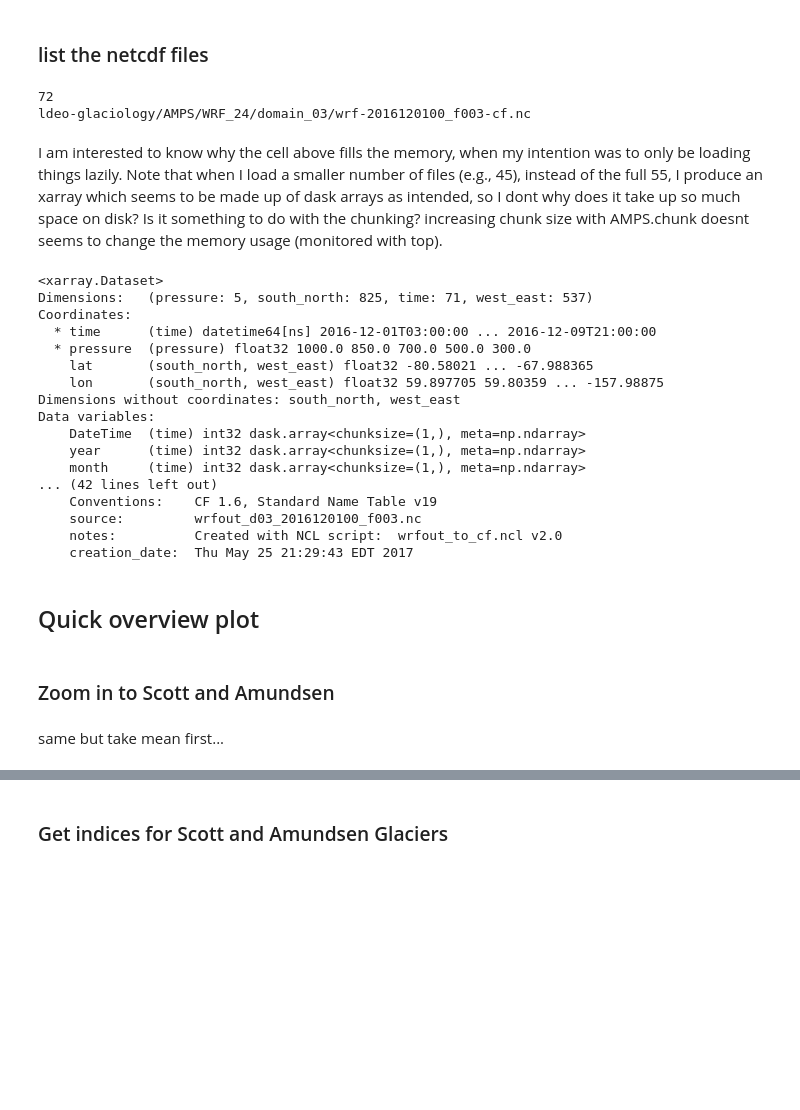
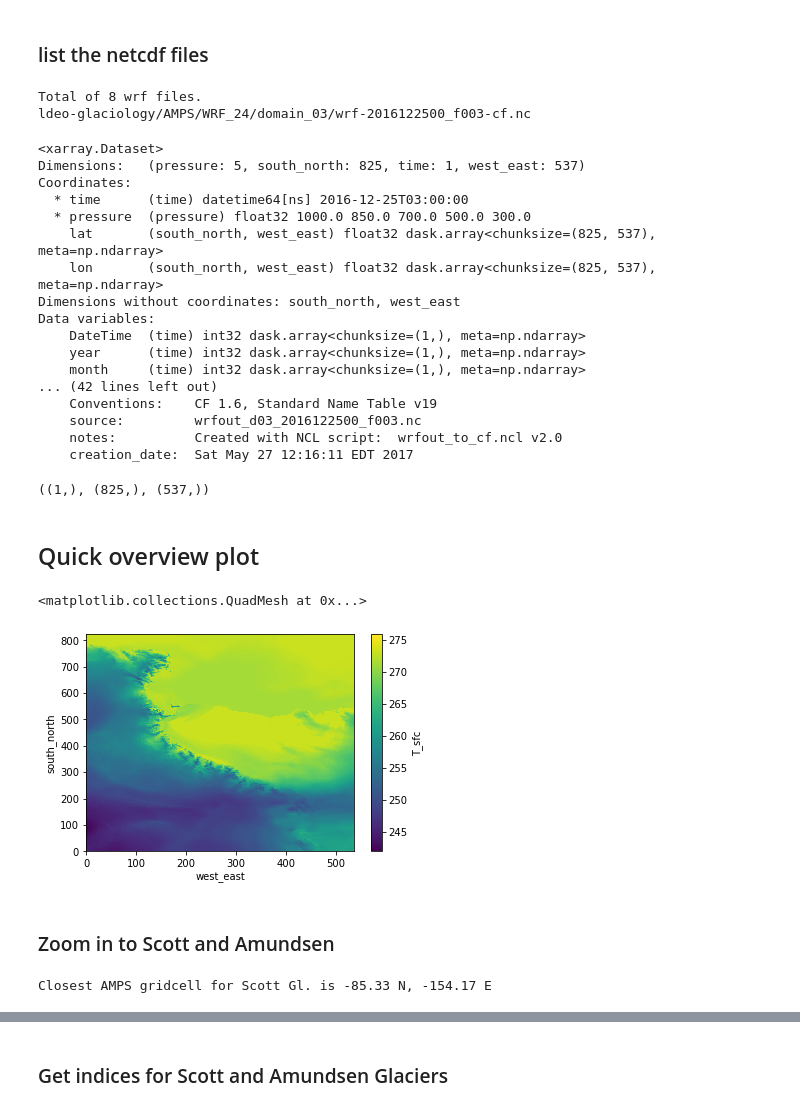
Before and after one commit to ldeo-glaciology/pangeo-AMPS, a Jupyter notebook: test_plot_AMPS_scottglacier_winds.ipynb, the cells around one changed output, grey strips where cells are left out. Drawn from its saved outputs; the diff is of its cells as text; code cells hidden in the pictures; blank space fills up the shorter version.

Commit message:
BUG: progress made toward lazyload of Dask arrays, writing to zarr, and added partially working maps and time series plots for Scott/Amundsen region

```diff
--- a/test_plot_AMPS_scottglacier_winds.ipynb
+++ b/test_plot_AMPS_scottglacier_winds.ipynb
@@ -9,37 +15,38 @@ xr.set_options(display_style="html");
+# %%
+pattern = 'gs://ldeo-glaciology/AMPS/WRF_24/domain_03/wrf-20161225*'
 # %% [markdown]
 ### list the netcdf files
 # %%
 fs = gcsfs.GCSFileSystem(project='ldeo-glaciology', mode='ab', cache_timeout = 0)
-NCs = fs.glob('gs://ldeo-glaciology/AMPS/WRF_24/domain_03/wrf-20161225*')
+NCs = fs.glob(pattern)
 print(f"Total of {len(NCs)} wrf files.")
 print(NCs[0])
 # %% [output]
-72
-ldeo-glaciology/AMPS/WRF_24/domain_03/wrf-2016120100_f003-cf.nc
+Total of 8 wrf files.
+ldeo-glaciology/AMPS/WRF_24/domain_03/wrf-2016122500_f003-cf.nc
 # %%
 ## load the first file to inialize the xarray
+
 url = 'gs://' + NCs[0]
 with  fsspec.open(url, mode='rb')  as openfile:
-    ds = xr.open_dataset(openfile, chunks={})  # these chunk sizes produce chunks of reasonable data volumes and which stretch through all time
+    ds = xr.open_dataset(openfile, chunks={'time': 1})  # these chunk sizes produce chunks of reasonable data volumes and which stretch through all time
 
-## load the other files, each time concaternating them onto an xarray (AMPS) that grows in the time dimension each iteration.
-for i in tqdm(range(1, len(NCs)-1)):
-    url = 'gs://' + NCs[i]
-    with  fsspec.open(url, mode='rb')  as openfile:
-        temp = xr.open_dataset(openfile, chunks={})  # these chunk sizes produce chunks of reasonable data volumes and which stretch through all time
-    ds = xr.concat([AMPS,temp],'time')
+# ## load the other files, each time concaternating them onto an xarray (AMPS) that grows in the time dimension each iteration.
+# for i in tqdm(range(1, len(NCs)-1)):
+#     url = 'gs://' + NCs[i]
+#     with  fsspec.open(url, mode='rb')  as openfile:
+#         temp = xr.open_dataset(openfile, chunks={'time': 1})  # these chunk sizes produce chunks of reasonable data volumes and which stretch through all time
+#     ds = xr.concat([ds,temp],'time')
-# %% [markdown]
-I am interested to know why the cell above fills the memory, when my intention was to only be loading things lazily. Note that when I load a smaller number of files (e.g., 45), instead of the full 55, I produce an xarray which seems to be made up of dask arrays as intended, so I dont why does it take up so much space on disk? Is it something to do with the chunking? increasing chunk size with AMPS.chunk doesnt seems to change the memory usage (monitored with top).
 # %%
 ds
 # %% [output]
 <xarray.Dataset>
-Dimensions:   (pressure: 5, south_north: 825, time: 71, west_east: 537)
+Dimensions:   (pressure: 5, south_north: 825, time: 1, west_east: 537)
 Coordinates:
-  * time      (time) datetime64[ns] 2016-12-01T03:00:00 ... 2016-12-09T21:00:00
+  * time      (time) datetime64[ns] 2016-12-25T03:00:00
   * pressure  (pressure) float32 1000.0 850.0 700.0 500.0 300.0
-    lat       (south_north, west_east) float32 -80.58021 ... -67.988365
-    lon       (south_north, west_east) float32 59.897705 59.80359 ... -157.98875
+    lat       (south_north, west_east) float32 dask.array<chunksize=(825, 537), meta=np.ndarray>
+    lon       (south_north, west_east) float32 dask.array<chunksize=(825, 537), meta=np.ndarray>
 Dimensions without coordinates: south_north, west_east
 Data variables:
     DateTime  (time) int32 dask.array<chunksize=(1,), meta=np.ndarray>
@@ -47,9 +54,13 @@ Data variables:
     month     (time) int32 dask.array<chunksize=(1,), meta=np.ndarray>
 ... (42 lines left out)
     Conventions:    CF 1.6, Standard Name Table v19
-    source:         wrfout_d03_2016120100_f003.nc
+    source:         wrfout_d03_2016122500_f003.nc
     notes:          Created with NCL script:  wrfout_to_cf.ncl v2.0
-    creation_date:  Thu May 25 21:29:43 EDT 2017
+    creation_date:  Sat May 27 12:16:11 EDT 2017
+# %%
+print(ds.T_sfc.chunks)
+# %% [output]
+((1,), (825,), (537,))
 # %% [markdown]
 ## Quick overview plot
 # %%
@@ -61,7 +72,10 @@ Data variables:
 # else:
 #     plottitle = 'lo'
 #     plotdate = '27-Dec-2016 1500z'
+# %%
+ds['T_sfc'].mean(dim='time').plot()
+# %% [output]
+<matplotlib.collections.QuadMesh at 0x...>
+[figure, added]
 # %% [markdown]
 ### Zoom in to Scott and Amundsen
-# %% [markdown]
-same but take mean first...
@@ -67,0 +85,21 @@ same but take mean first...
+# %%
+def get_closest_AMPS_cell(file_for_latlon, lat, lon):
+    """
+    SSIA
+    :param file_for_latlon:
+    :param lat:
+    :param lon:
+    :return:
+    """
+    LAT = file_for_latlon.variables['lat'][:]
+    LON = file_for_latlon.variables['lon'][:]
+    a = abs(LON - lon) + abs(LAT - lat)
+    iii, jjj = np.unravel_index(np.argmin(a.data), a.shape)
+    return iii, jjj
+
+si, sj = get_closest_AMPS_cell(ds, scott[1], scott[0])
+ai, aj = get_closest_AMPS_cell(ds, amundsen[1], amundsen[0])
+
+print(f"Closest AMPS gridcell for Scott Gl. is {ds['lat'].values[si, sj]:1.2f} N, {ds['lon'].values[si, sj]:1.2f} E")
+# %% [output]
+Closest AMPS gridcell for Scott Gl. is -85.33 N, -154.17 E
```
Also changed, not shown: parts of 19 cells of this notebook, 1 other file.
